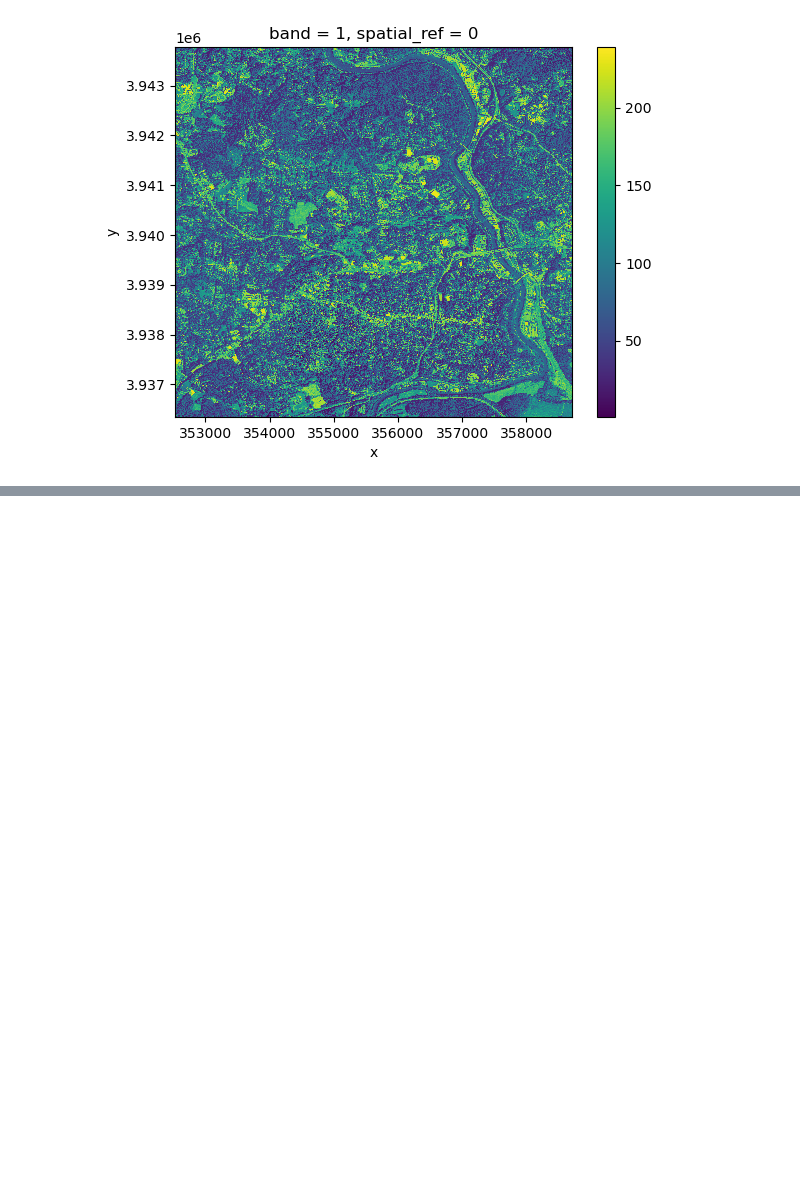
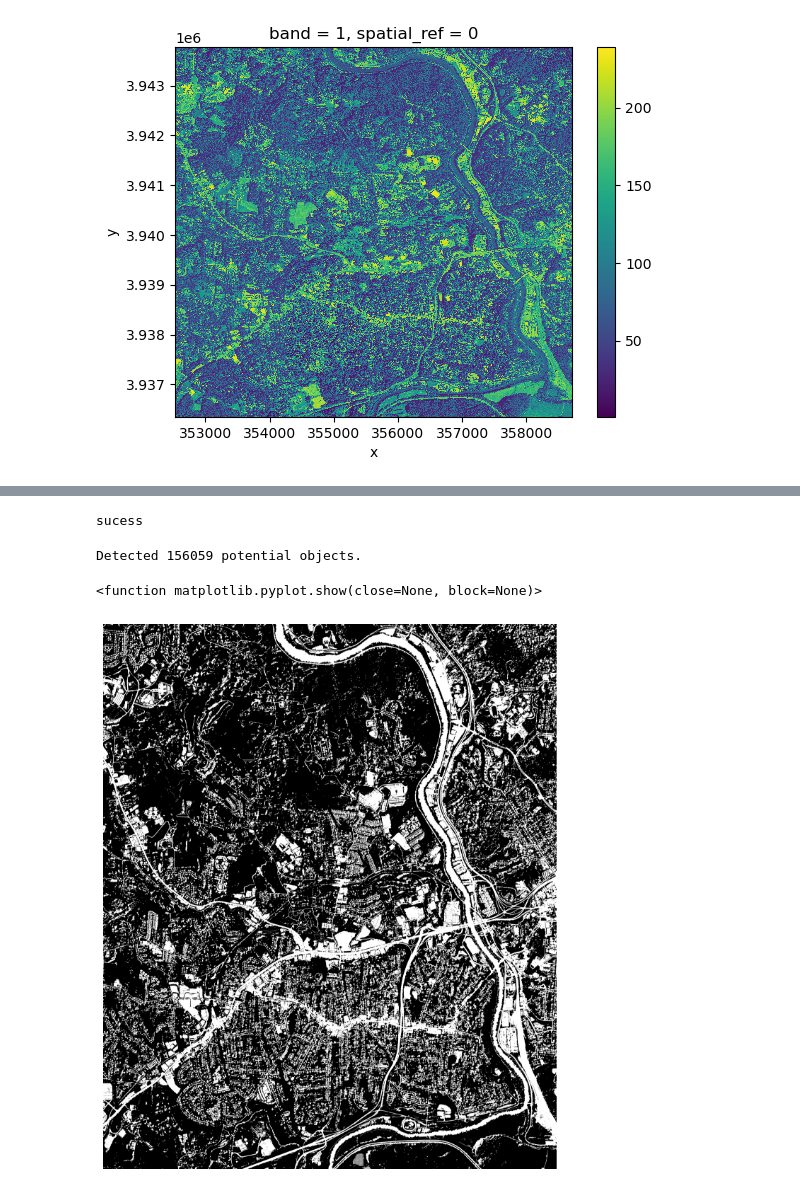
Before and after one commit to agm0047/408, a Jupyter notebook: HW_4/hw.ipynb, the cells around one changed output, grey strips where cells are left out. Cells and saved outputs as stored; diff of their text form; code cells hidden in the pictures; blank space fills up the shorter version.

```diff
--- a/HW_4/hw.ipynb
+++ b/HW_4/hw.ipynb
@@ -29,0 +55,34 @@ Asheville[0].plot()
+# %%
+ndvi_numpy = ndvi_array.to_numpy()
+min_building_area=50
+building_mask = ((ndvi_numpy < 0.2).astype(np.uint8))
+print("sucess")
+# %% [output]
+sucess
+# %%
+from skimage.measure import label
+label_buildings = label(building_mask)
+print(f"Detected {label_buildings.max()} potential objects.")
+# %% [output]
+Detected 156059 potential objects.
+# %%
+from skimage.measure import regionprops
+def filter_buildings(labeled_img, min_area):
+    props = regionprops(labeled_img)
+    cleaned_mask = np.zeros(labeled_img.shape, dtype=np.uint8)
+    cleaned_mask = np.zeros(ndvi_array.shape, dtype=np.uint8)
+
+    for prop in props:
+        if prop.area > min_area:
+            cleaned_mask[tuple(prop.coords.T)] = 1
+    return cleaned_mask
+
+final_buildings = filter_buildings(label_buildings, min_building_area)
+# %%
+plt.figure(figsize=(10,10))
+plt.imshow(final_buildings, cmap='gray')
+plt.axis('off')
+plt.show
+# %% [output]
+<function matplotlib.pyplot.show(close=None, block=None)>
+[figure, added]
```
Also changed, not shown: parts of 14 cells of this notebook, 1 other file.
